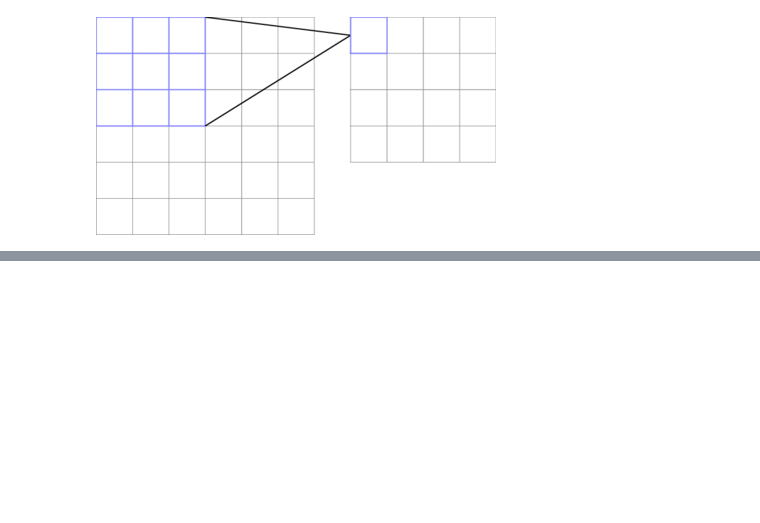
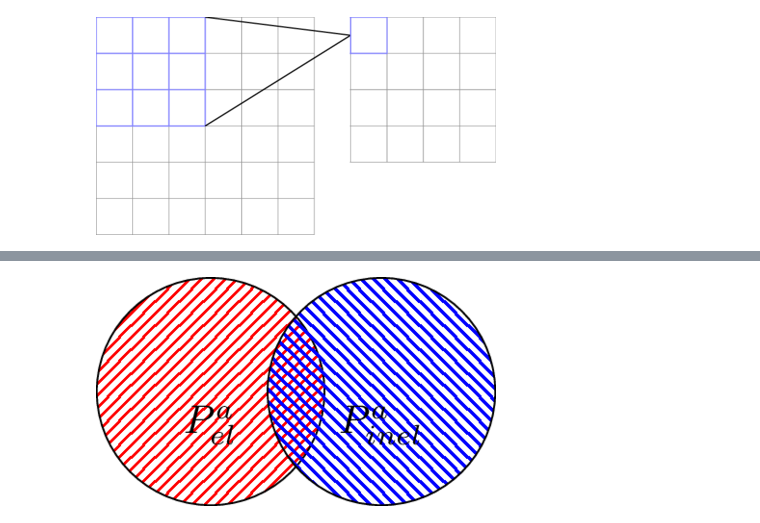
Before and after one commit to lgpang/learning_tikz, a Jupyter notebook: learning_tikz.ipynb, the cells around one changed output, grey strips where cells are left out. Saved outputs shown, nothing was run; the diff lists cells and outputs as text; code cells hidden in the pictures; blank space fills up the shorter version.

```diff
--- a/learning_tikz.ipynb
+++ b/learning_tikz.ipynb
@@ -447,0 +473,6 @@ label=above:$s\le3$] {};
+# %%
+%%tikz -l patterns
+\draw[pattern color=red,pattern=north east lines]  (0,0) circle (1cm) node[below] {$P_{el}^a$};
+\draw[pattern color=blue,pattern=north west lines] (1.5,0) circle (1cm) node [below] {$P_{inel}^a$};
+# %% [output]
+[figure, added]
```
Also changed, not shown: parts of 4 cells of this notebook.
